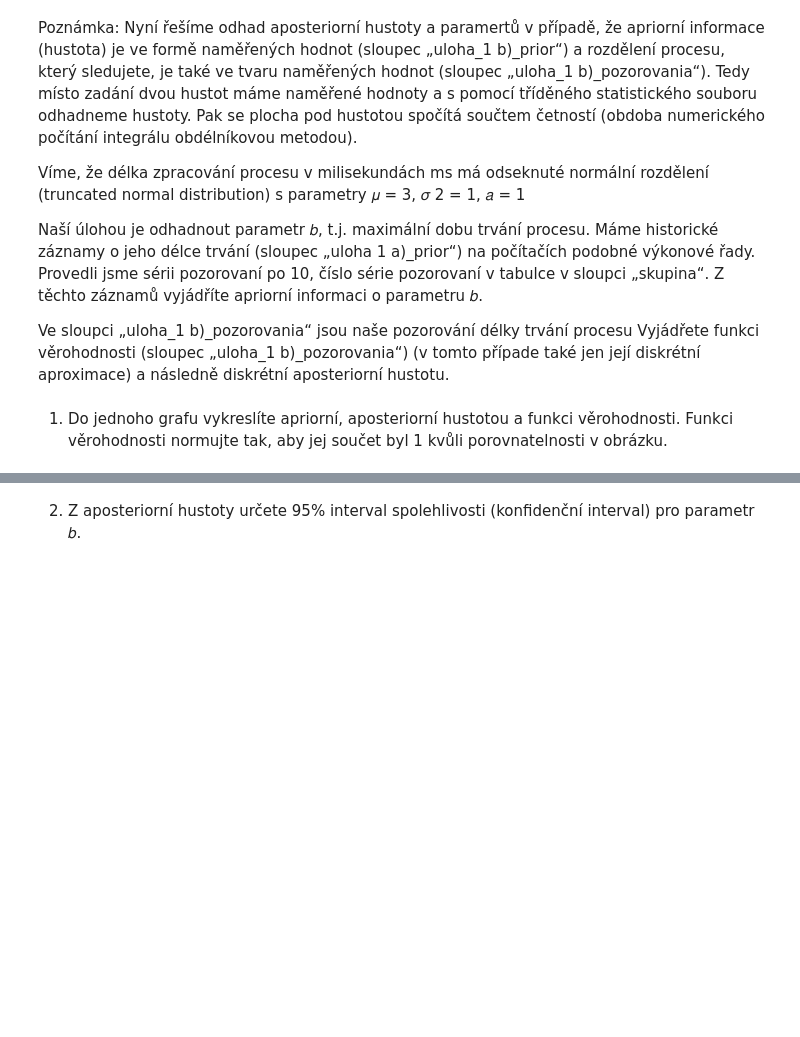
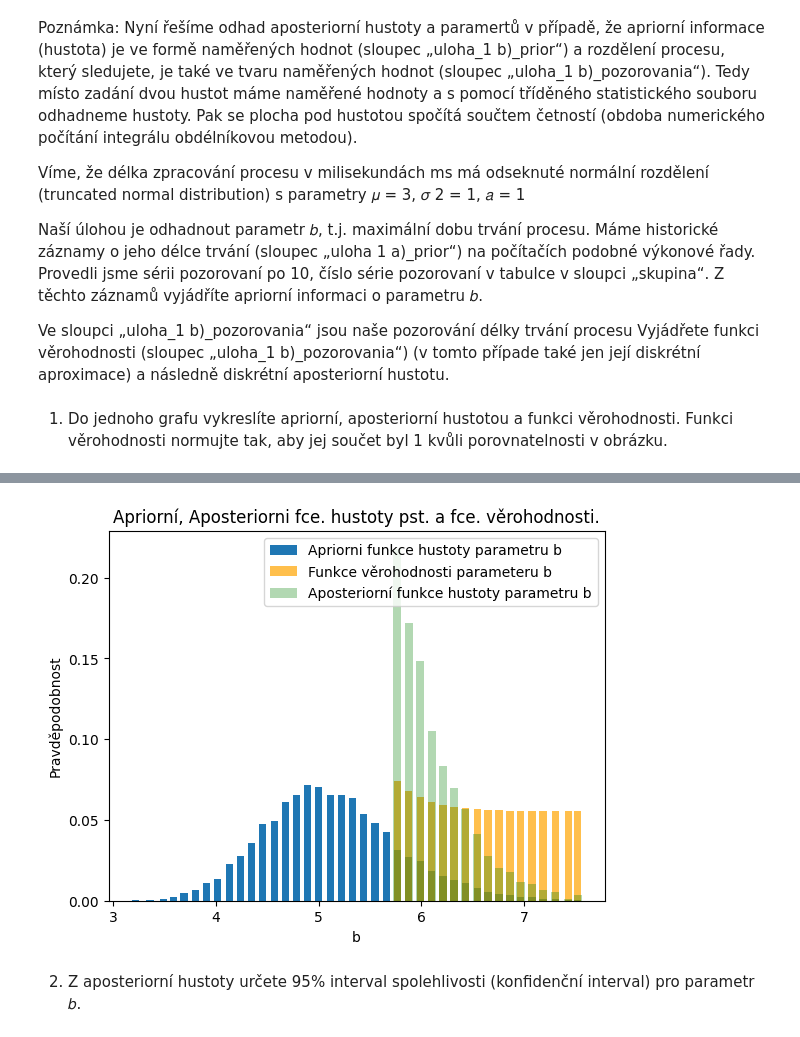
Before and after one commit to jakubKuznik/MSP-2-project, a Jupyter notebook: Kuzník_MSP_2-projekt.ipynb, the cells around one changed output, grey strips where cells are left out. Saved outputs shown, nothing was run; the diff lists cells and outputs as text; code cells hidden in the pictures; blank space fills up the shorter version.

```diff
--- a/Kuzník_MSP_2-projekt.ipynb
+++ b/Kuzník_MSP_2-projekt.ipynb
@@ -239,3 +175,97 @@ plt.show()
+# %%
+# # Historicke zaznamy o delce trvání zpracování procesu
+# serie pozorovani po 10
+# ([délka trváni],[serie_pozorovani])
+data_1b_prior = data_uloha_1[['uloha_1 b)_prior', 'skupina']].dropna()
+# Nase pozorovani délky trvání procesu
+data_1b_pozorovani = data_uloha_1['uloha_1 b)_pozorování'].dropna().tolist()
+data_1b_pozorovani = np.array(list(map(float, data_1b_pozorovani)))
+
+# kolik budeme mit bins
+DISK_HODN=40
+
+### APRIOR
+# b odhadujeme (maximální dobu trvání zpracování procesu)
+# najdu nejvetsi hodnotu v kazde skupine
+idxmax_values = data_1b_prior.groupby('skupina')['uloha_1 b)_prior'].idxmax()
+# z techto nejvetsich hodnot udelame datovou sadu
+new_dataset_1b = data_1b_prior.loc[idxmax_values]
+# Vytvorime diskretni rozdeleni pro nasi novou sadu
+#    tak ze cely interval hodnot rozdelime na x hodnot
+#   - kazdemu intervalu dame představitele (střední hodnotu)
+#   - timto ziskame ruzne pravdepodobnoti pro parametr B
+grouped_counts = pd.cut(new_dataset_1b['uloha_1 b)_prior'], bins=DISK_HODN).value_counts()
+# seřazení podle intervalu
+grouped_counts = grouped_counts.sort_index()
+# Střední hodnoty pro každý bin
+grouped_means = new_dataset_1b.groupby(pd.cut(new_dataset_1b['uloha_1 b)_prior'], bins=DISK_HODN), observed=False).mean()
+# Spojeni strednich hodnot a jejich vyskytu do noveho datasetu
+mean_occur_1b = pd.DataFrame({'mean': grouped_means['uloha_1 b)_prior'], 'occurrence': grouped_counts})
+# Reset index
+mean_occur_1b.reset_index(inplace=True)
+# celkovy pocet vyskytu
+total_occurrences = mean_occur_1b['occurrence'].sum()
+# pravdepodobnost jednotlivych hodnot b
+mean_occur_1b['probability'] = mean_occur_1b['occurrence'] / total_occurrences
+# Při 40 BINS je největší pravděpodobnost pro B
+# B=4.893907
+#    uloha_1 b)_prior      mean  occurrence  probability
+# 15   (4.839, 4.948]  4.893907         717       0.0717
+
+
+## FUNKCE VĚROHODNOSTI
+# data (D) jsou v data_1b_pozorovani
+mu_1b=3
+sigma_1b=1
+a_1b=1
+b_1b = mean_occur_1b['mean'][0]
+prior_prob_b = mean_occur_1b['probability'][0]
+
+# Verohodnostni funkce
+# Spočítáme  (d_j | b_i)
+probs_b1 = []
+for i in range(len(mean_occur_1b['mean'].tolist())):
+    b_1b = mean_occur_1b['mean'][i]
+    prior_prob_b = mean_occur_1b['probability'][i]
+
+    a_scaled = (a_1b - mu_1b) / sigma_1b
+    b_scaled = (b_1b - mu_1b) / sigma_1b
+    tr = truncnorm(a_scaled, b_scaled, loc=mu_1b, scale=sigma_1b)
+    prob = np.prod([tr.pdf(d) for d in data_1b_pozorovani])
+    probs_b1.append(prob)
+
+# Normalizace
+verohodnost_1b = np.array(probs_b1) / np.sum(probs_b1)
+
+## APRIOR
+# (d_j | b_i) * h(b_i)
+x_b1 = []
+for i in range(len(probs_b1)):
+    xi_b1 = probs_b1[i] * mean_occur_1b['probability'][i]
+    x_b1.append(xi_b1)
+
+#Σ_i( Π_j (d_j | b_i) * h(b_i) / Σ_i( Π_j (d_j | b_i) * h(b_i))
+posterior_b1 = x_b1 / np.sum(x_b1)
+
+plt.figure(figsize=(10, 6))
+plt.bar(mean_occur_1b['mean'], mean_occur_1b['probability'], label='Apriorni funkce hustoty parametru b', width=0.07)
+
+plt.bar(mean_occur_1b['mean'], verohodnost_1b, width=0.07, label='Funkce věrohodnosti parameteru b', color='orange', alpha=0.7)
+
+plt.bar(mean_occur_1b['mean'], posterior_b1, width=0.08, label='Aposteriorní funkce hustoty parametru b', color='green', alpha=0.3)
+
+# Adding labels and title
+plt.xlabel('b')
+plt.ylabel('Pravděpodobnost')
+plt.title('Apriorní, Aposteriorni fce. hustoty pst. a fce. věrohodnosti.')
+
+# Move the legend to the upper left corner
+plt.legend(loc='upper left')
+
+# Display the plot
+plt.show()
+# %% [output]
+[figure, added]
 # %% [markdown]
 2) Z aposteriorní hustoty určete 95% interval spolehlivosti (konfidenční interval) pro
 parametr 𝑏.
```
Also changed, not shown: parts of 2 cells of this notebook.
